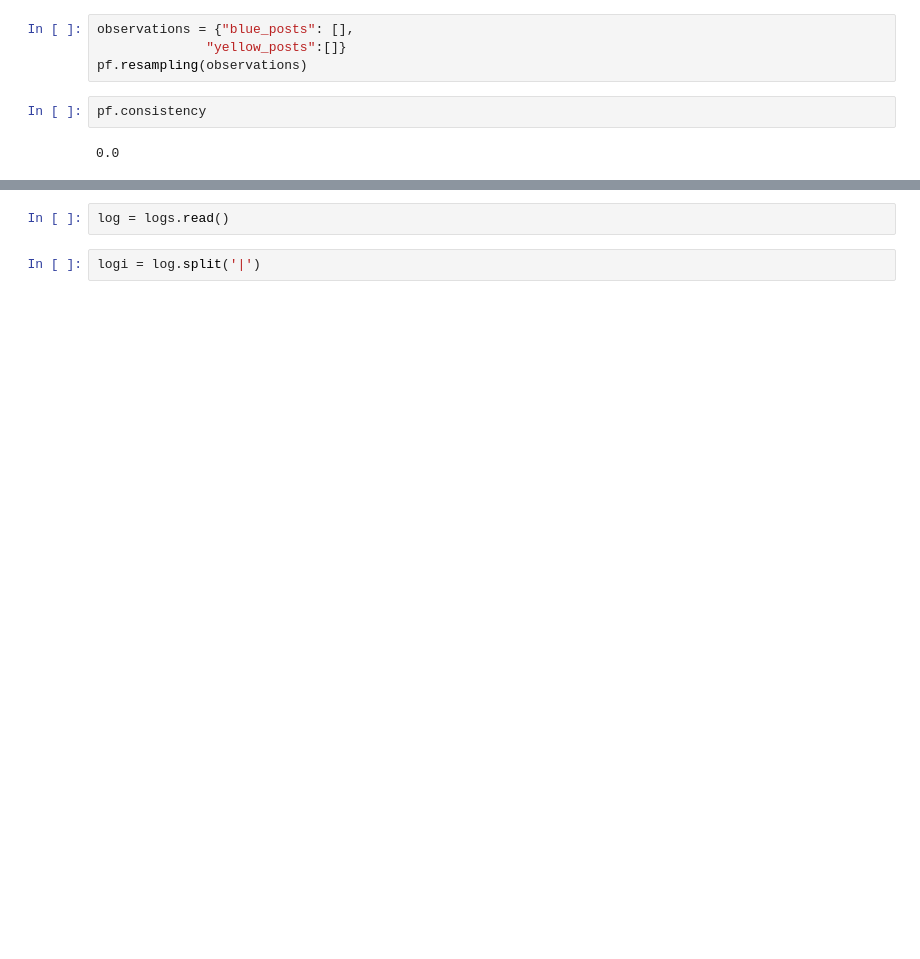
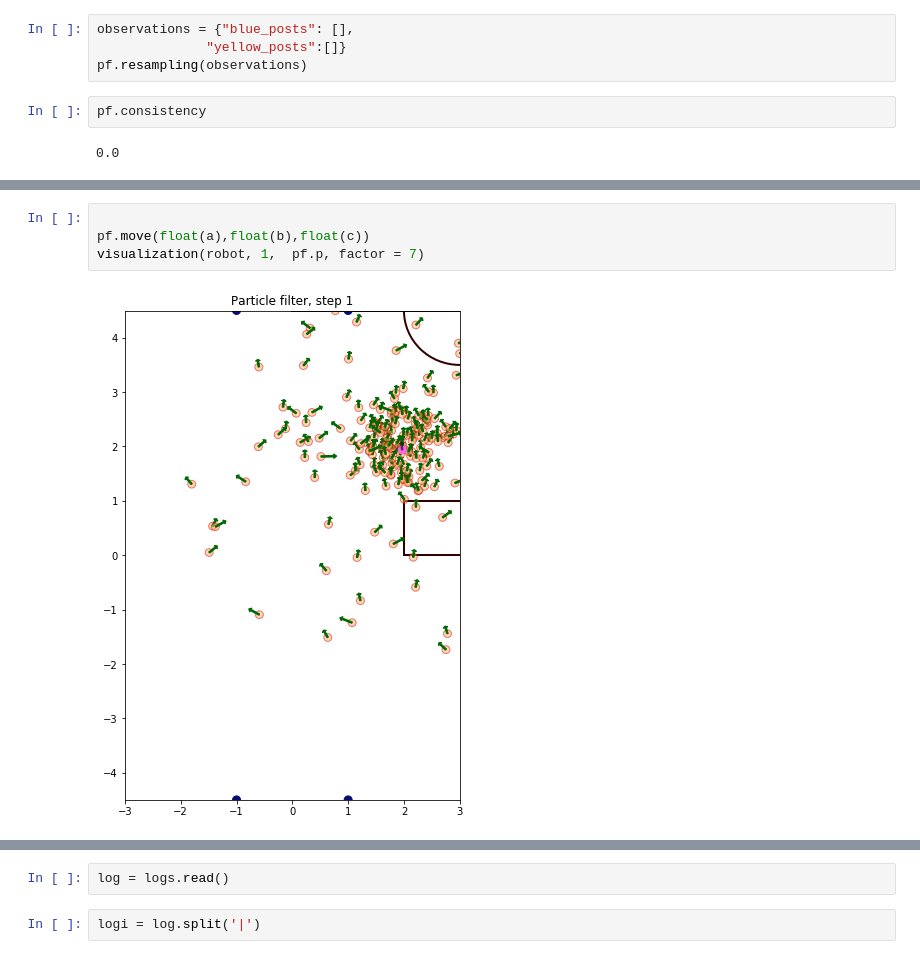
Before and after one commit to StarkitRobots/kondo_mv, a Jupyter notebook: localization/experiments/filter_for_micropython.ipynb, the cells around one changed output, grey strips where cells are left out. Saved outputs shown, nothing was run; the diff lists cells and outputs as text; blank space fills up the shorter version.

```diff
--- a/localization/experiments/filter_for_micropython.ipynb
+++ b/localization/experiments/filter_for_micropython.ipynb
@@ -425 +440,7 @@ visualization(robot, 1, p, pf.p, factor = 7)
+# %%
+
+pf.move(float(a),float(b),float(c))
+visualization(robot, 1,  pf.p, factor = 7)
+# %% [output]
+[figure, added]
 # %%
```
Also changed, not shown: parts of 51 cells of this notebook, 20 other files.
